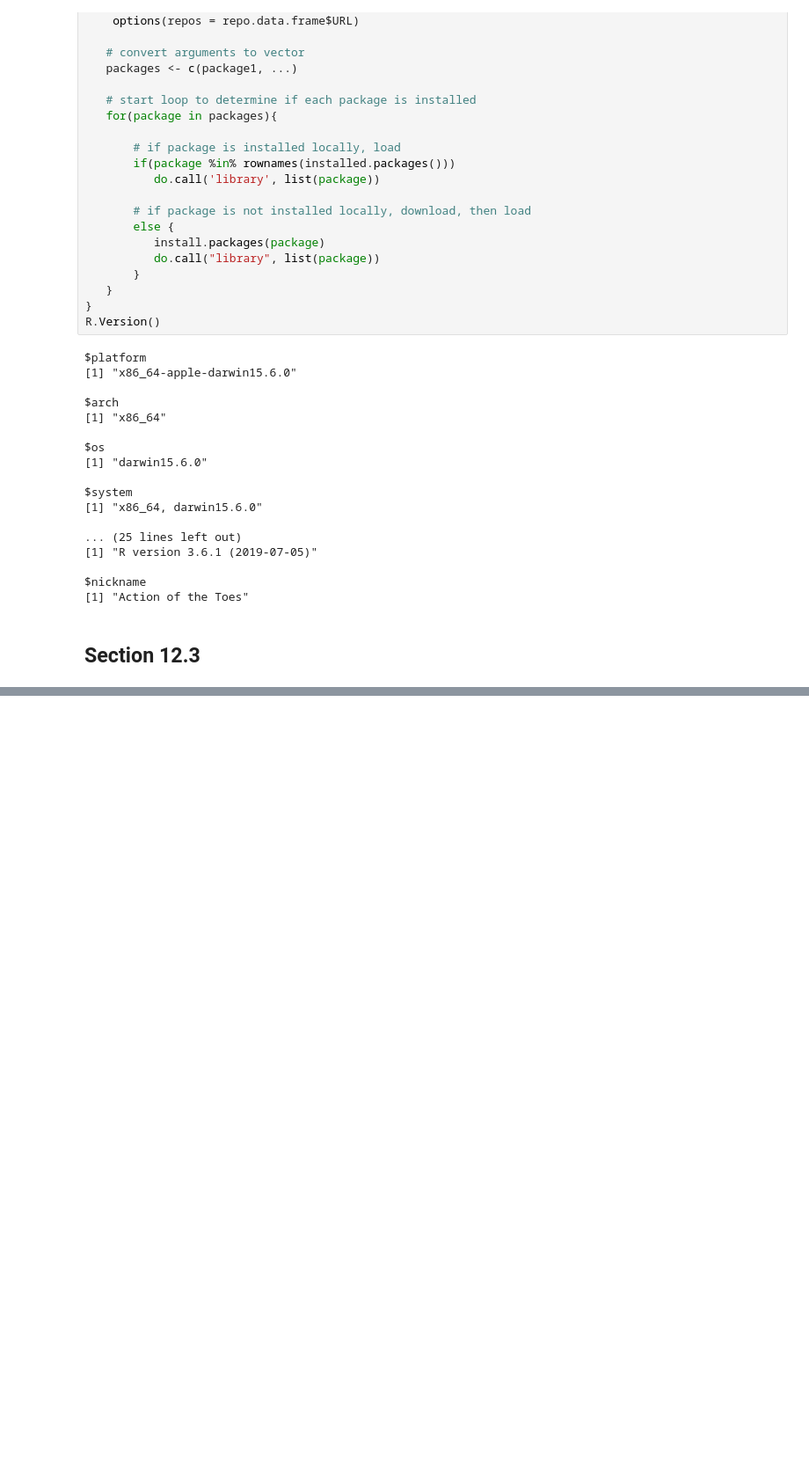
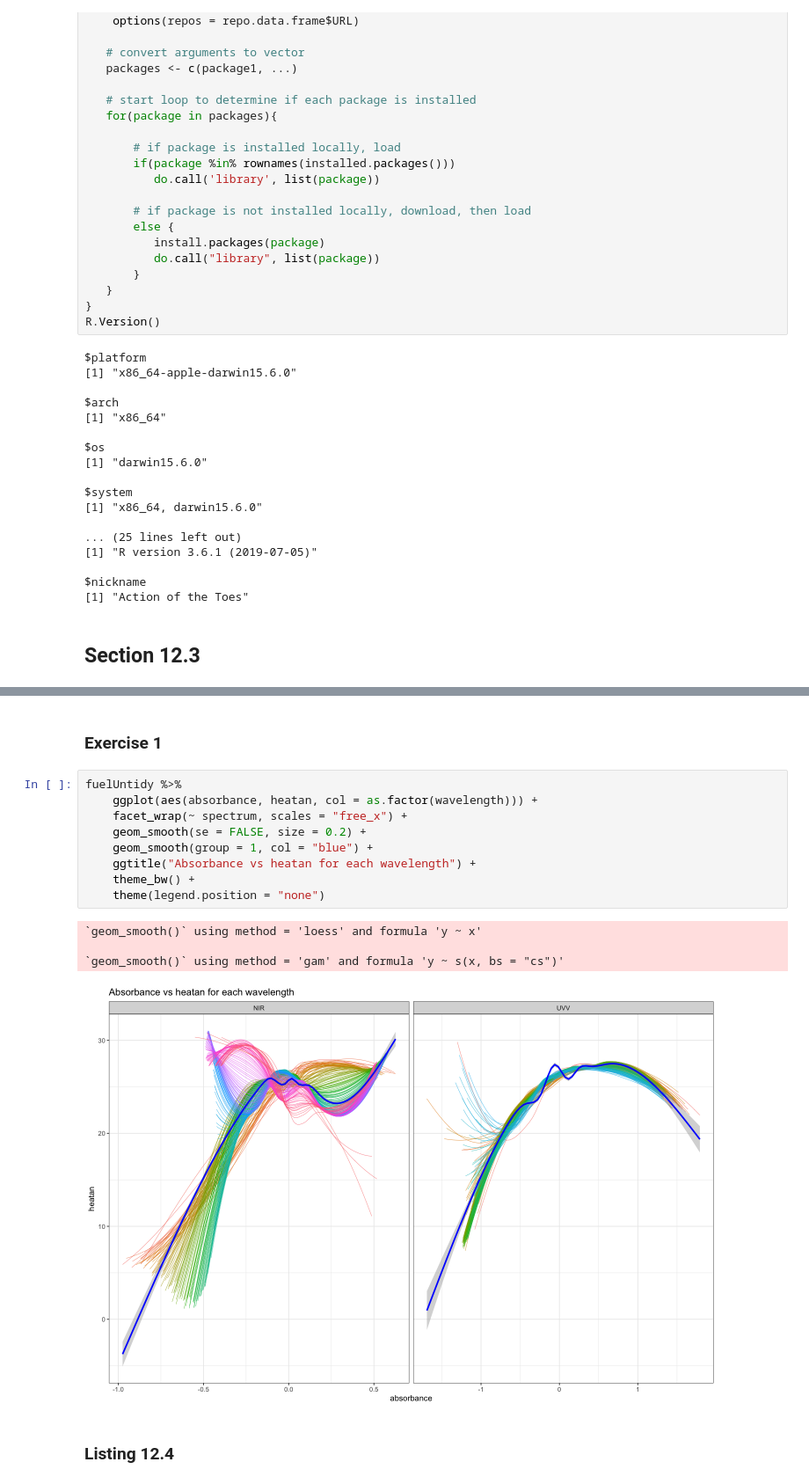
Before and after one commit to brainvat/Hefin-I-Rhys-Machine-Learning-with-R-the-tidyverse-and-mlr, a Jupyter notebook: chapter_12/Chapter 12 - Regression with kNN, random forest, and XGBoost.ipynb, the cells around one changed output, grey strips where cells are left out. Shown at 88% size. Cells and saved outputs as stored; diff of their text form; blank space fills up the shorter version.

Commit message:
complete chapter 12 exercises 1 and 2

```diff
--- a/chapter_12/Chapter 12 - Regression with kNN, random forest, and XGBoost.ipynb
+++ b/chapter_12/Chapter 12 - Regression with kNN, random forest, and XGBoost.ipynb
@@ -70,0 +174,18 @@ Loading required package: TeachingDemos
+# %% [markdown]
+### Exercise 1
+# %%
+fuelUntidy %>%
+    ggplot(aes(absorbance, heatan, col = as.factor(wavelength))) +
+    facet_wrap(~ spectrum, scales = "free_x") +
+    geom_smooth(se = FALSE, size = 0.2) +
+    geom_smooth(group = 1, col = "blue") +
+    ggtitle("Absorbance vs heatan for each wavelength") +
+    theme_bw() +
+    theme(legend.position = "none")
+# %% [output]
+`geom_smooth()` using method = 'loess' and formula 'y ~ x'
+
+`geom_smooth()` using method = 'gam' and formula 'y ~ s(x, bs = "cs")'
+[figure, added]
+# %% [markdown]
+### Listing 12.4
```
Also changed, not shown: parts of 19 cells of this notebook.
